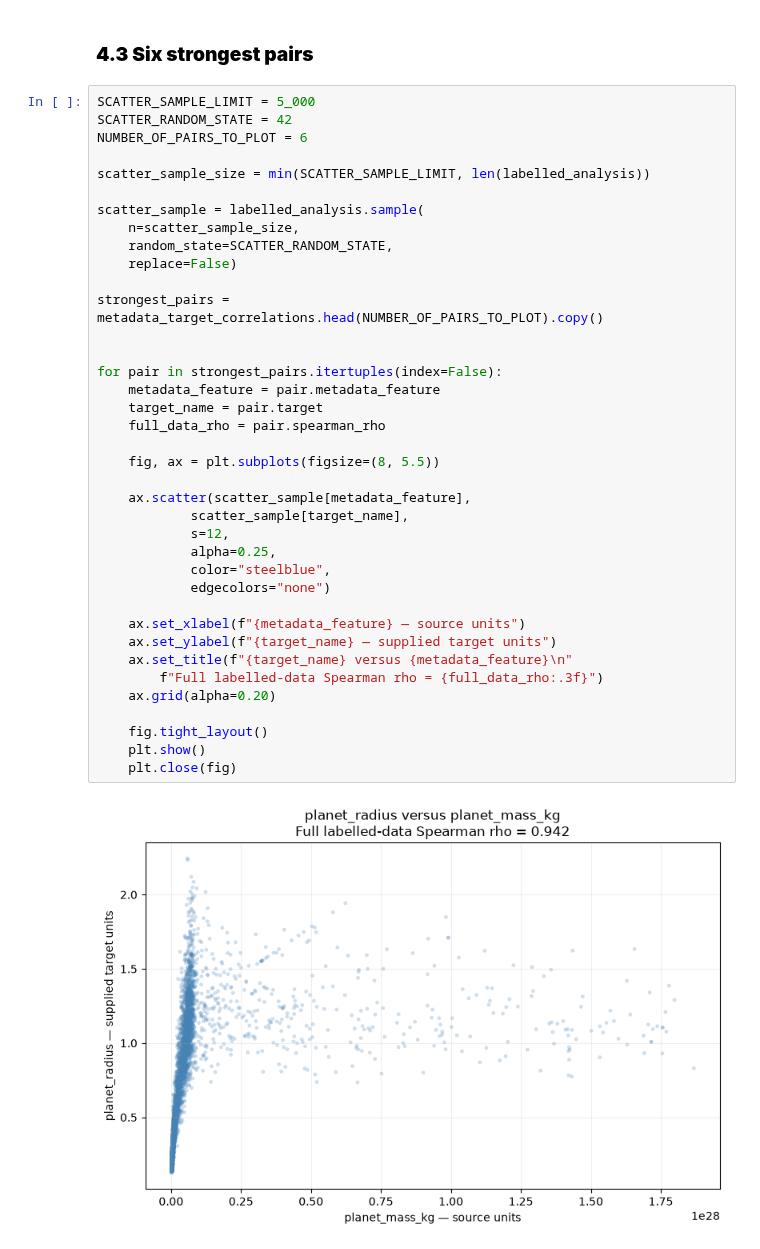
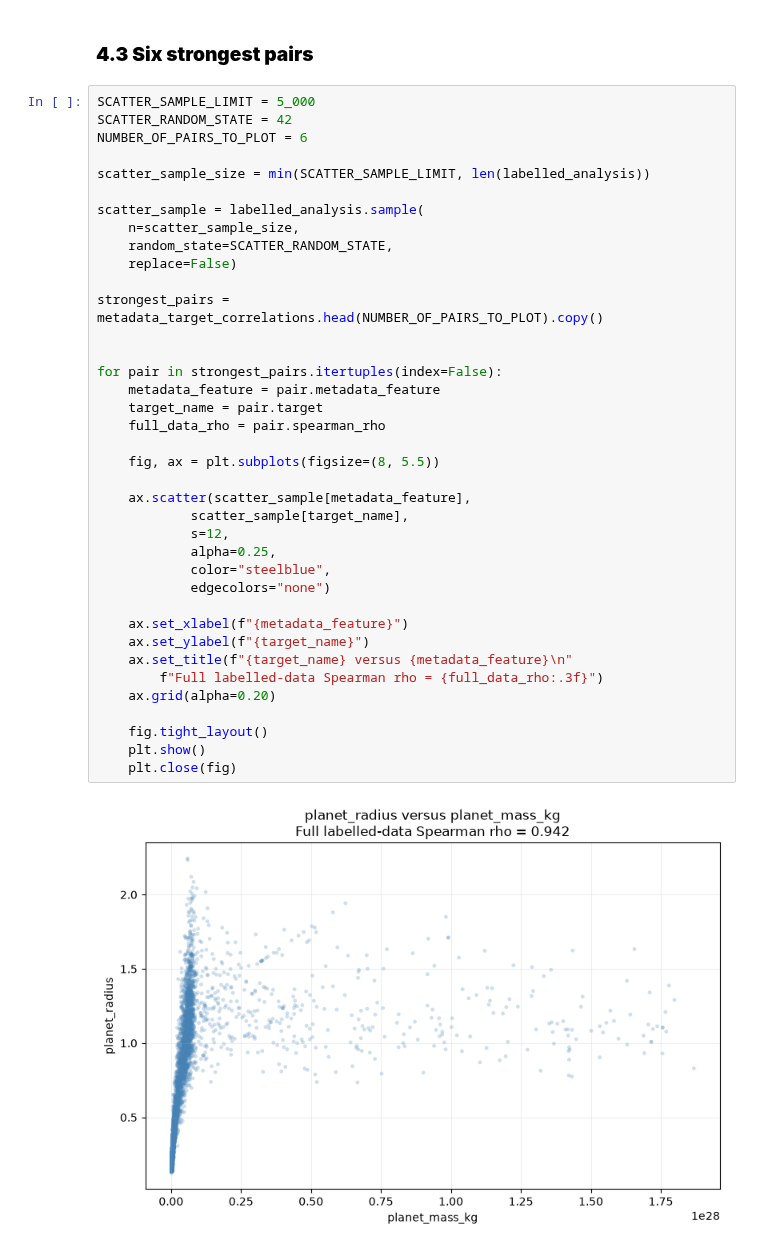
Before and after one commit to ajf12327/ADC2023-conformal-prediction, a Jupyter notebook: notebooks/02_EDA.ipynb, the cells around one changed output. Drawn from its saved outputs; the diff is of its cells as text.

```diff
--- a/notebooks/02_EDA.ipynb
+++ b/notebooks/02_EDA.ipynb
@@ -1216,33 +1212,33 @@ scatter_sample_size = min(SCATTER_SAMPLE_LIMIT, len(labelled_analysis))
 scatter_sample = labelled_analysis.sample(
     n=scatter_sample_size,
     random_state=SCATTER_RANDOM_STATE,
     replace=False)
 
 strongest_pairs = metadata_target_correlations.head(NUMBER_OF_PAIRS_TO_PLOT).copy()
 
 
 for pair in strongest_pairs.itertuples(index=False):
     metadata_feature = pair.metadata_feature
     target_name = pair.target
     full_data_rho = pair.spearman_rho
 
     fig, ax = plt.subplots(figsize=(8, 5.5))
 
     ax.scatter(scatter_sample[metadata_feature],
             scatter_sample[target_name],
             s=12,
             alpha=0.25,
             color="steelblue",
             edgecolors="none")
 
-    ax.set_xlabel(f"{metadata_feature} — source units")
-    ax.set_ylabel(f"{target_name} — supplied target units")
+    ax.set_xlabel(f"{metadata_feature}")
+    ax.set_ylabel(f"{target_name}")
     ax.set_title(f"{target_name} versus {metadata_feature}\n"
         f"Full labelled-data Spearman rho = {full_data_rho:.3f}")
     ax.grid(alpha=0.20)
 
     fig.tight_layout()
     plt.show()
     plt.close(fig)
 # %% [output]
-[figure, old version]
+[figure, new version]
```
Also changed, not shown: parts of 14 cells of this notebook.
